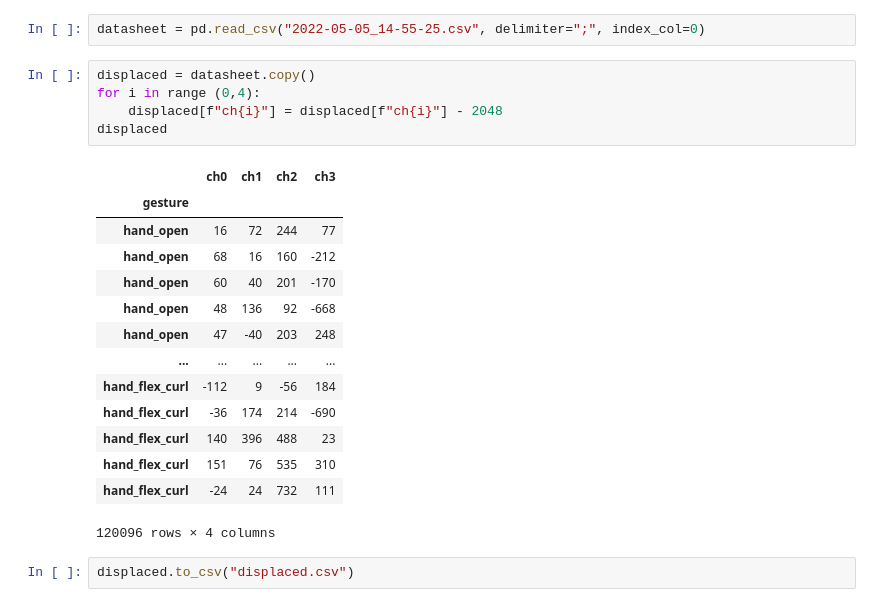
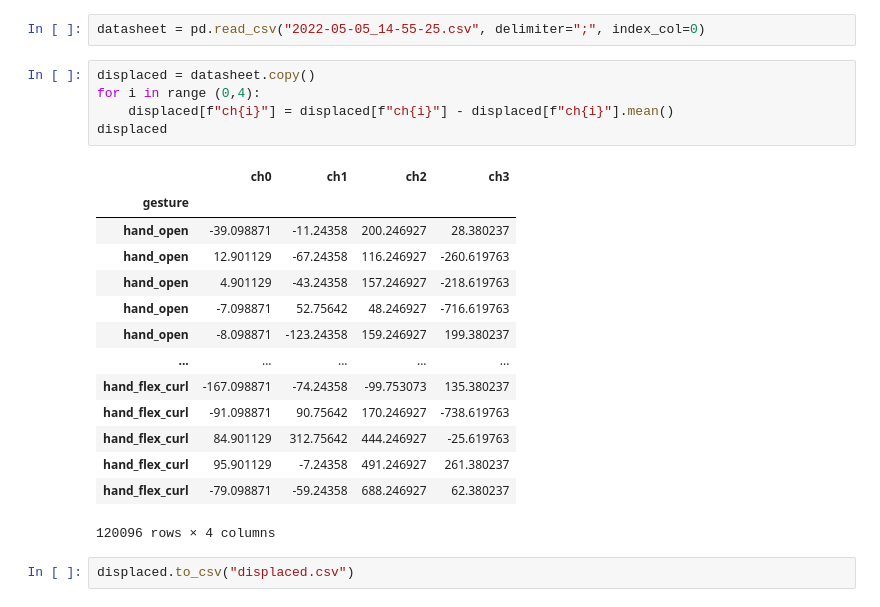
Before and after one commit to Luciomelo1407/NN_Myograph, a Jupyter notebook: Jorge/src/data-treatment.ipynb, the cells around one changed output. Cells and saved outputs as stored; diff of their text form.

```diff
--- a/Jorge/src/data-treatment.ipynb
+++ b/Jorge/src/data-treatment.ipynb
@@ -11,22 +11,22 @@ datasheet = pd.read_csv("2022-05-05_14-55-25.csv", delimiter=";", index_col=0)
 # %%
 displaced = datasheet.copy()
 for i in range (0,4):
-    displaced[f"ch{i}"] = displaced[f"ch{i}"] - 2048
+    displaced[f"ch{i}"] = displaced[f"ch{i}"] - displaced[f"ch{i}"].mean()
 displaced
 # %% [output]
 |  | ch0 | ch1 | ch2 | ch3 |
 | gesture |  |  |  |  |
-| hand_open | 16 | 72 | 244 | 77 |
-| hand_open | 68 | 16 | 160 | -212 |
-| hand_open | 60 | 40 | 201 | -170 |
-| hand_open | 48 | 136 | 92 | -668 |
-| hand_open | 47 | -40 | 203 | 248 |
+| hand_open | -39.098871 | -11.24358 | 200.246927 | 28.380237 |
+| hand_open | 12.901129 | -67.24358 | 116.246927 | -260.619763 |
+| hand_open | 4.901129 | -43.24358 | 157.246927 | -218.619763 |
+| hand_open | -7.098871 | 52.75642 | 48.246927 | -716.619763 |
+| hand_open | -8.098871 | -123.24358 | 159.246927 | 199.380237 |
 | ... | ... | ... | ... | ... |
-| hand_flex_curl | -112 | 9 | -56 | 184 |
-| hand_flex_curl | -36 | 174 | 214 | -690 |
-| hand_flex_curl | 140 | 396 | 488 | 23 |
-| hand_flex_curl | 151 | 76 | 535 | 310 |
-| hand_flex_curl | -24 | 24 | 732 | 111 |
+| hand_flex_curl | -167.098871 | -74.24358 | -99.753073 | 135.380237 |
+| hand_flex_curl | -91.098871 | 90.75642 | 170.246927 | -738.619763 |
+| hand_flex_curl | 84.901129 | 312.75642 | 444.246927 | -25.619763 |
+| hand_flex_curl | 95.901129 | -7.24358 | 491.246927 | 261.380237 |
+| hand_flex_curl | -79.098871 | -59.24358 | 688.246927 | 62.380237 |
 120096 rows × 4 columns
 # %%
 displaced.to_csv("displaced.csv")
```
Also changed, not shown: parts of 3 cells of this notebook, 27 other files.
